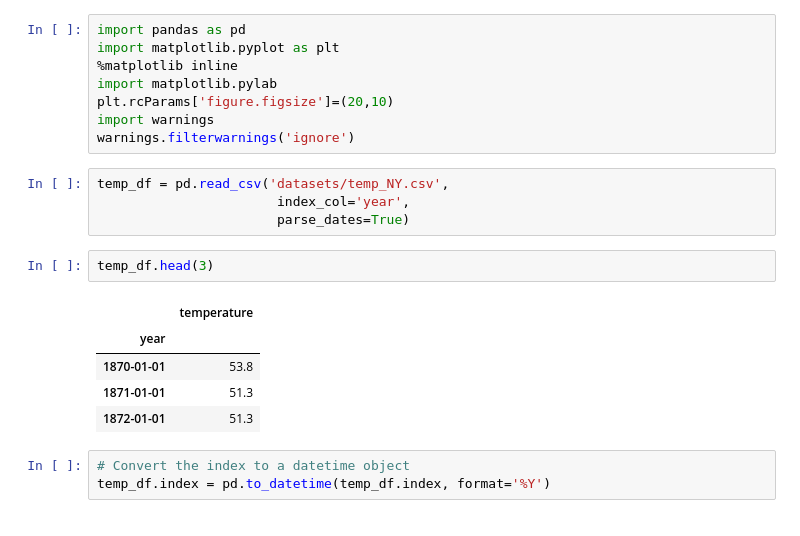
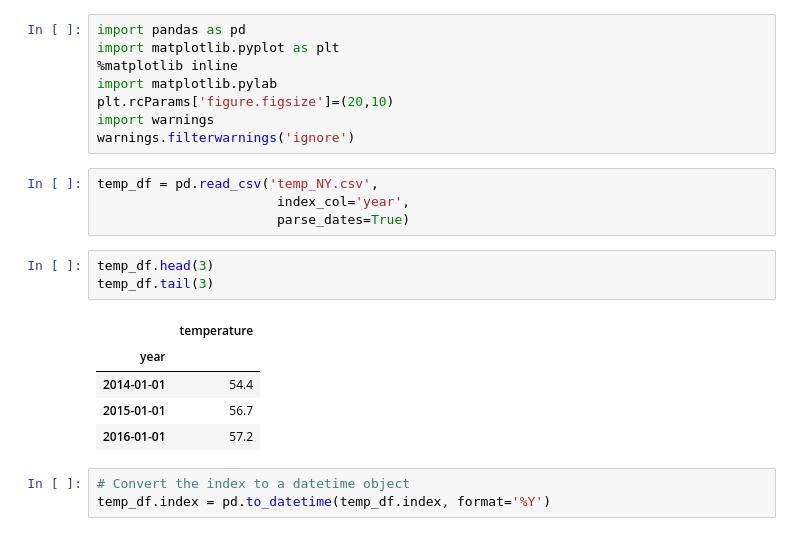
Before and after one commit to nopaixx/data-science, a Jupyter notebook: series/series_temporales_ex/Temperatura _New_York_Arima.ipynb, the cells around one changed output. Drawn from its saved outputs; the diff is of its cells as text.

```diff
--- a/series/series_temporales_ex/Temperatura _New_York_Arima.ipynb
+++ b/series/series_temporales_ex/Temperatura _New_York_Arima.ipynb
@@ -11,17 +11,18 @@ plt.rcParams['figure.figsize']=(20,10)
 import warnings
 warnings.filterwarnings('ignore')
 # %%
-temp_df = pd.read_csv('datasets/temp_NY.csv',
+temp_df = pd.read_csv('temp_NY.csv',
                        index_col='year',
                        parse_dates=True)
 # %%
 temp_df.head(3)
+temp_df.tail(3)
 # %% [output]
 |  | temperature |
 | year |  |
-| 1870-01-01 | 53.8 |
-| 1871-01-01 | 51.3 |
-| 1872-01-01 | 51.3 |
+| 2014-01-01 | 54.4 |
+| 2015-01-01 | 56.7 |
+| 2016-01-01 | 57.2 |
 # %%
 # Convert the index to a datetime object
 temp_df.index = pd.to_datetime(temp_df.index, format='%Y')
```
Also changed, not shown: parts of 4 cells of this notebook, 1 other file.
